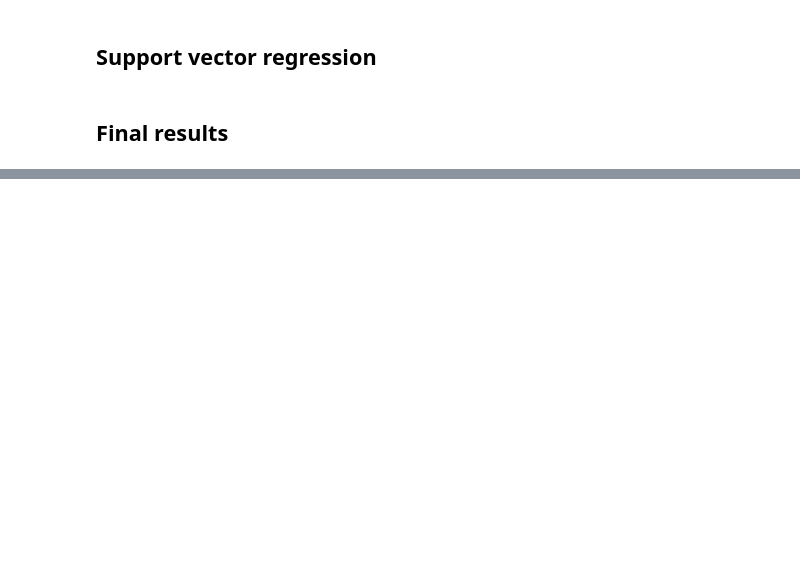
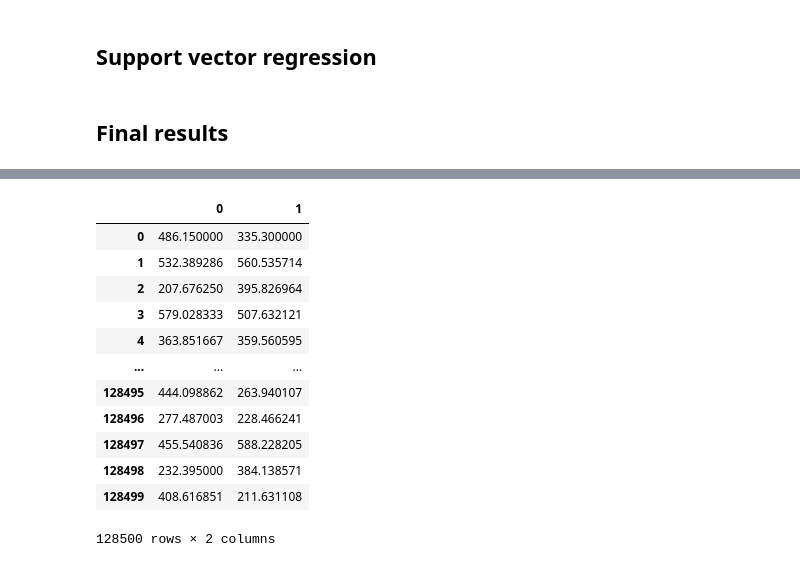
Before and after one commit to marcomag416/dslWinterProject, a Jupyter notebook: dslWinterProject.ipynb, the cells around one changed output, grey strips where cells are left out. Saved outputs shown, nothing was run; the diff lists cells and outputs as text; code cells hidden in the pictures; blank space fills up the shorter version.

```diff
--- a/dslWinterProject.ipynb
+++ b/dslWinterProject.ipynb
@@ -393,4 +384,21 @@ Y_ev = RFReg.predict(X_ev)
 # %%
 output = pd.DataFrame()
-output['Predicted'] = (Y_ev[0, :]).astype(str) + "|" + (Y_ev[1, :]).astype(str)
-output.to_csv("prova.csv", index_label="Id")
+Y_ev_df = pd.DataFrame(Y_ev)
+display(Y_ev_df)
+#output['Predicted'] = (Y_ev_df[0]).round().astype(str) + "|" + (Y_ev_df[1]).round().astype(str)
+output['Predicted'] = (Y_ev_df[0]).astype(str) + "|" + (Y_ev_df[1]).astype(str)
+output.to_csv("submission2.csv", index_label="Id")
+# %% [output]
+|  | 0 | 1 |
+| 0 | 486.150000 | 335.300000 |
+| 1 | 532.389286 | 560.535714 |
+| 2 | 207.676250 | 395.826964 |
+| 3 | 579.028333 | 507.632121 |
+| 4 | 363.851667 | 359.560595 |
+| ... | ... | ... |
+| 128495 | 444.098862 | 263.940107 |
+| 128496 | 277.487003 | 228.466241 |
+| 128497 | 455.540836 | 588.228205 |
+| 128498 | 232.395000 | 384.138571 |
+| 128499 | 408.616851 | 211.631108 |
+128500 rows × 2 columns
```
Also changed, not shown: parts of 4 cells of this notebook, 3 other files.
